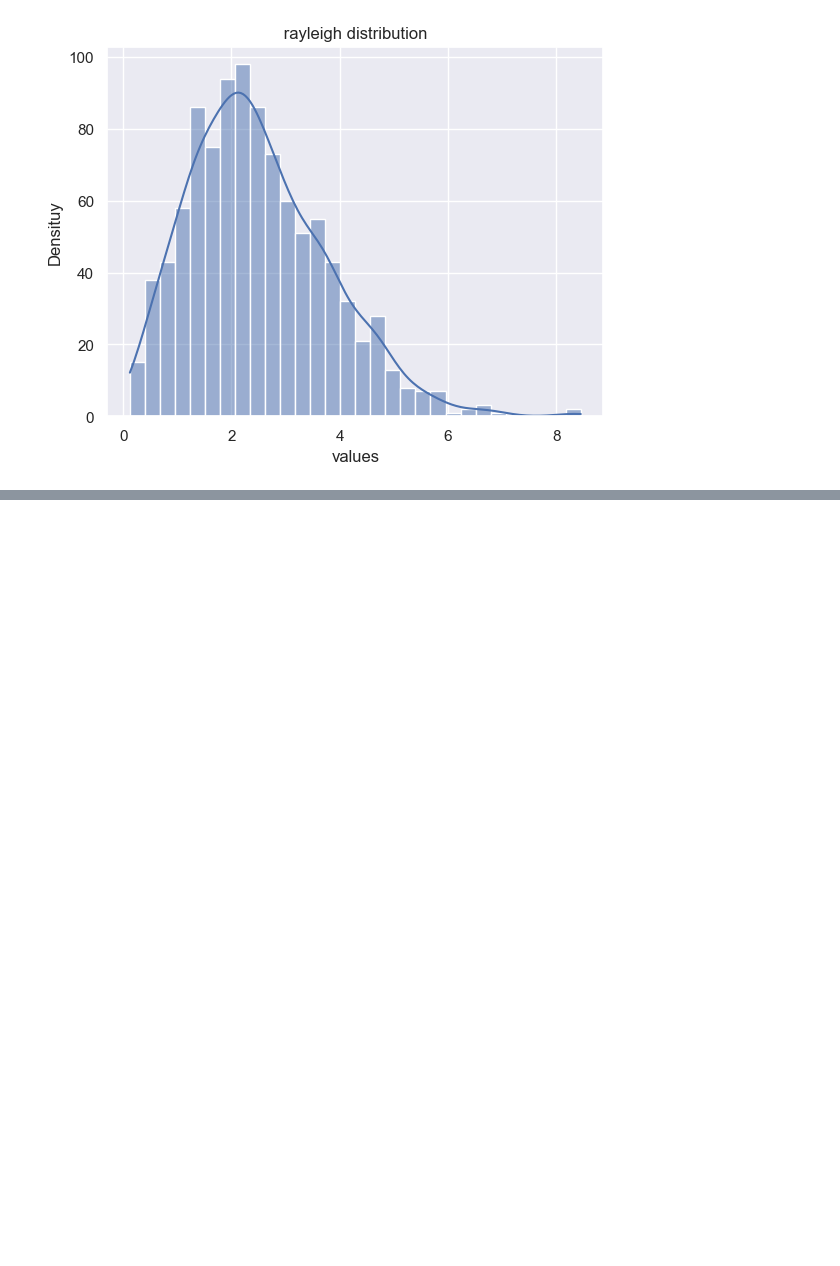
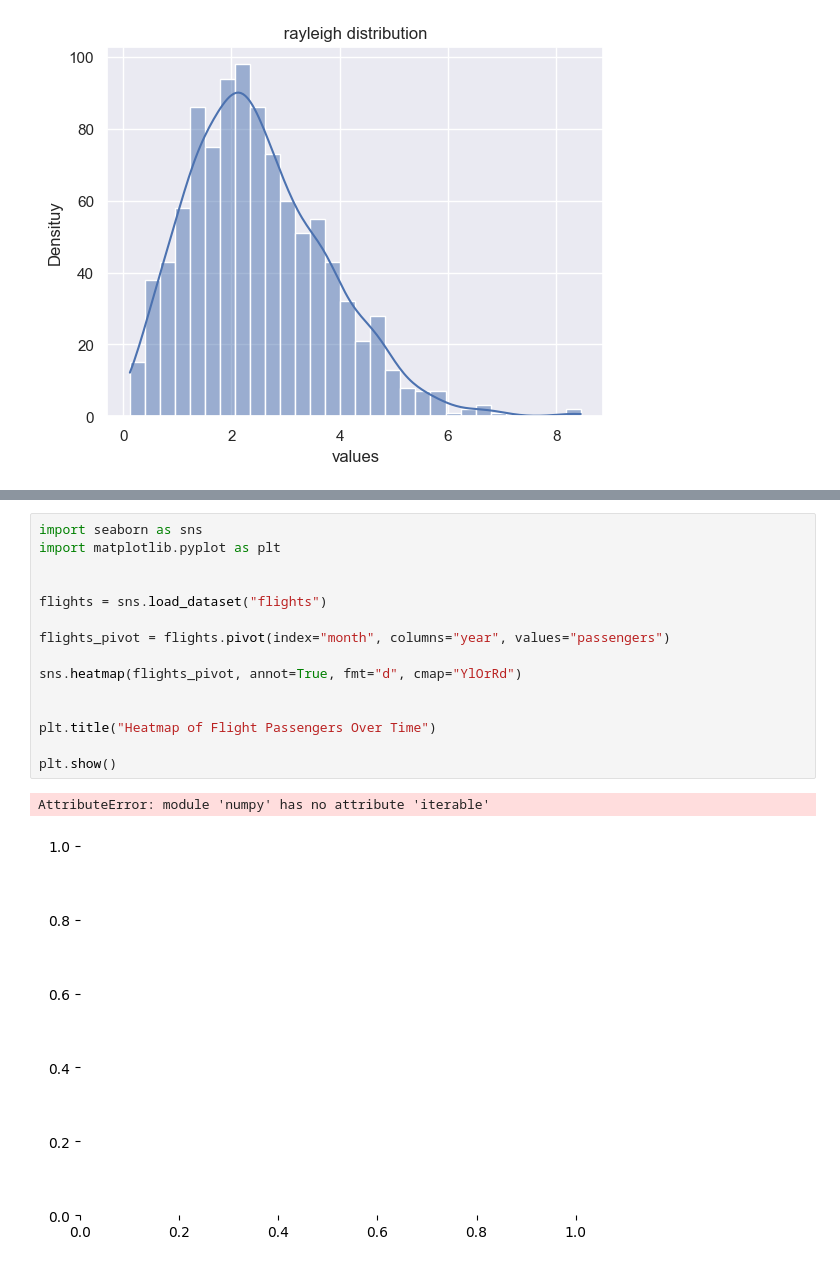
Before and after one commit to Rohit171020/Data-Science, a Jupyter notebook: Seaborn/searborn.ipynb, the cells around one changed output, grey strips where cells are left out. Saved outputs shown, nothing was run; the diff lists cells and outputs as text; blank space fills up the shorter version.

```diff
--- a/Seaborn/searborn.ipynb
+++ b/Seaborn/searborn.ipynb
@@ -153,0 +174,18 @@ plt.show()
+# %%
+import seaborn as sns
+import matplotlib.pyplot as plt
+
+
+flights = sns.load_dataset("flights")
+
+flights_pivot = flights.pivot(index="month", columns="year", values="passengers")
+
+sns.heatmap(flights_pivot, annot=True, fmt="d", cmap="YlOrRd")
+
+
+plt.title("Heatmap of Flight Passengers Over Time")
+
+plt.show()
+# %% [output]
+AttributeError: module 'numpy' has no attribute 'iterable'
+[figure, added]
```
Also changed, not shown: parts of 1 cell of this notebook.
